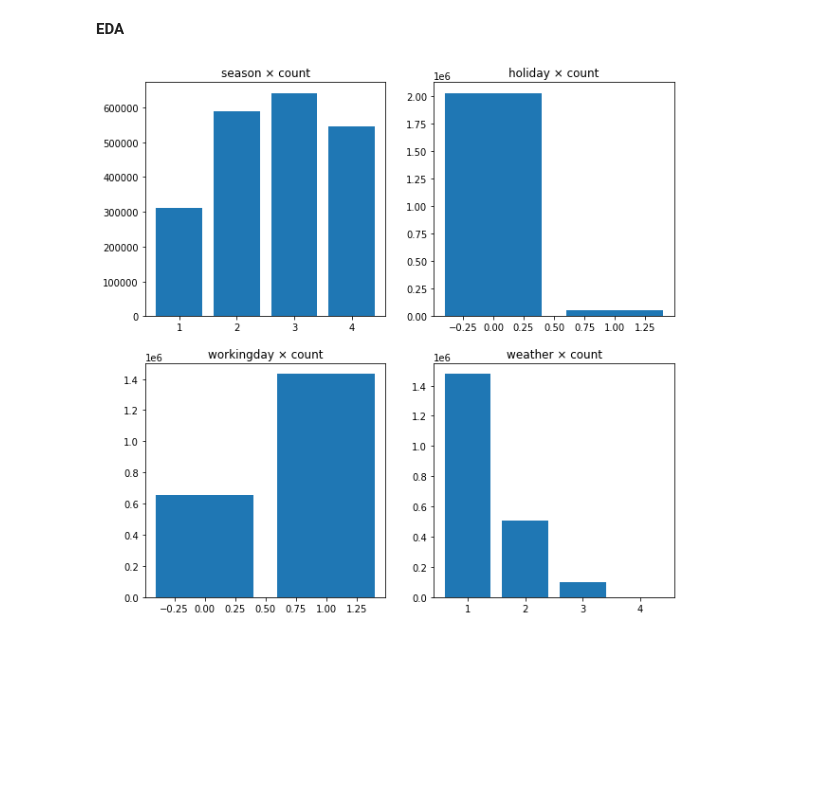
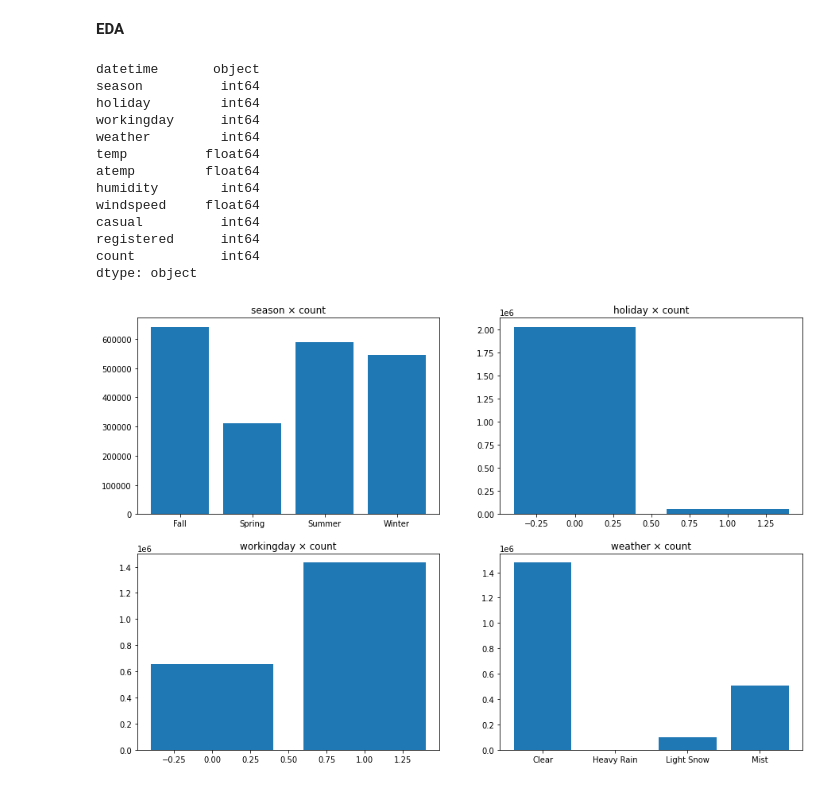
Before and after one commit to NagaoTadashi/Bike-sharing-demand, a Jupyter notebook: bike-sharing-demand.ipynb, the cells around one changed output. Saved outputs shown, nothing was run; the diff lists cells and outputs as text; code cells hidden in the pictures; blank space fills up the shorter version.

```diff
--- a/bike-sharing-demand.ipynb
+++ b/bike-sharing-demand.ipynb
@@ -55,14 +57,40 @@ sub.head()
 | 4 | 2011-01-20 04:00:00 | 0 |
 # %% [markdown]
 **EDA**
+# %%
+EDA_tr = train.copy()
+# %%
+EDA_tr.dtypes
+# %% [output]
+datetime       object
+season          int64
+holiday         int64
+workingday      int64
+weather         int64
+temp          float64
+atemp         float64
+humidity        int64
+windspeed     float64
+casual          int64
+registered      int64
+count           int64
+dtype: object
+# %%
+EDA_tr["date"] = EDA_tr.datetime.apply(lambda x : x.split()[0])
+EDA_tr["hour"] = EDA_tr.datetime.apply(lambda x : x.split()[1].split(":")[0])
+EDA_tr["weekday"] = EDA_tr.date.apply(lambda dateString : calendar.day_name[datetime.strptime(dateString,"%Y-%m-%d").weekday()])
+EDA_tr["month"] = EDA_tr.date.apply(lambda dateString : calendar.month_name[datetime.strptime(dateString,"%Y-%m-%d").month])
+EDA_tr["season"] = EDA_tr.season.map({1: "Spring", 2 : "Summer", 3 : "Fall", 4 :"Winter" })
+EDA_tr["weather"] = EDA_tr.weather.map({1: "Clear", 2 : "Mist", 3 : "Light Snow", 4 :"Heavy Rain" })
+tEDA_tr  = EDA_tr.drop(["datetime"],axis=1)
 # %%
 labels = ["season","holiday","workingday","weather"]
-f,ax =  plt.subplots(2,2,figsize=(10,10))
+f,ax =  plt.subplots(2,2,figsize=(15,10))
 
 for n,label in enumerate(labels):
-    x = train.groupby(label)["count"].sum().reset_index()[label]
-    y = train.groupby(label)["count"].sum().reset_index()["count"]
+    x = EDA_tr.groupby(label)["count"].sum().reset_index()[label]
+    y = tEDA_tr.groupby(label)["count"].sum().reset_index()["count"]
     ax[n//2,n%2].bar(x,y)
     ax[n//2,n%2].set_title("{} × count".format(label))
 # %% [output]
-[figure, old version]
+[figure, new version]
```
Also changed, not shown: parts of 6 cells of this notebook.
